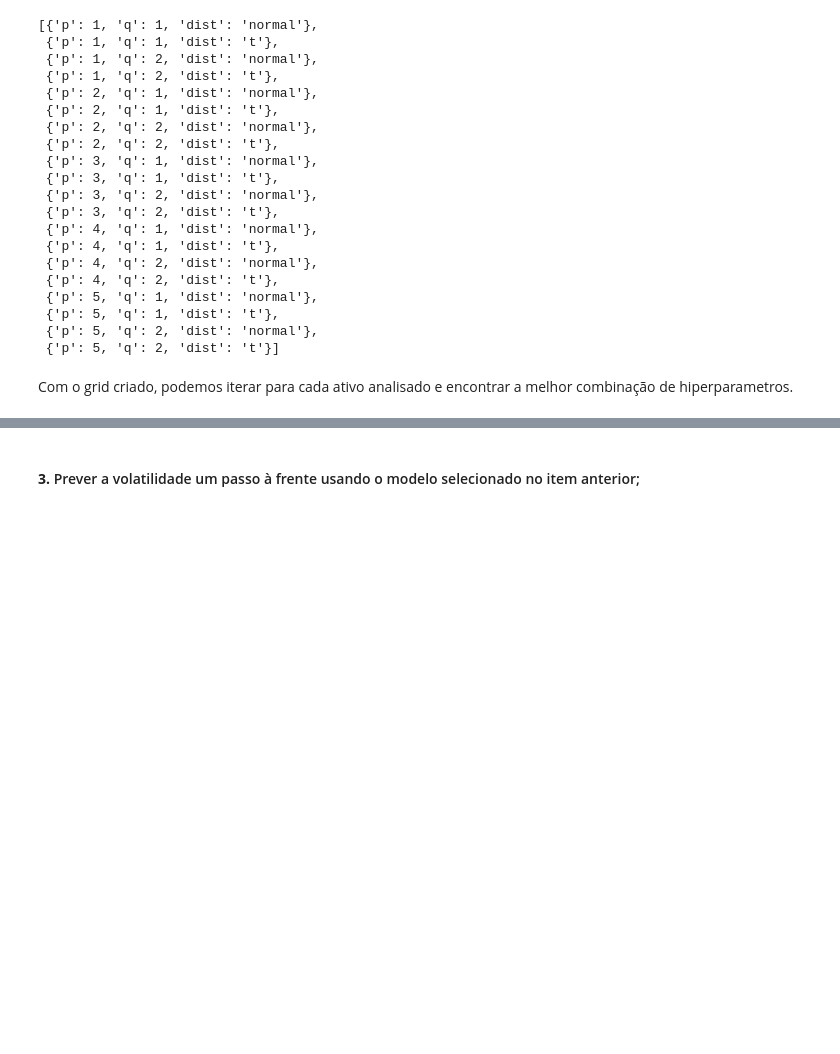
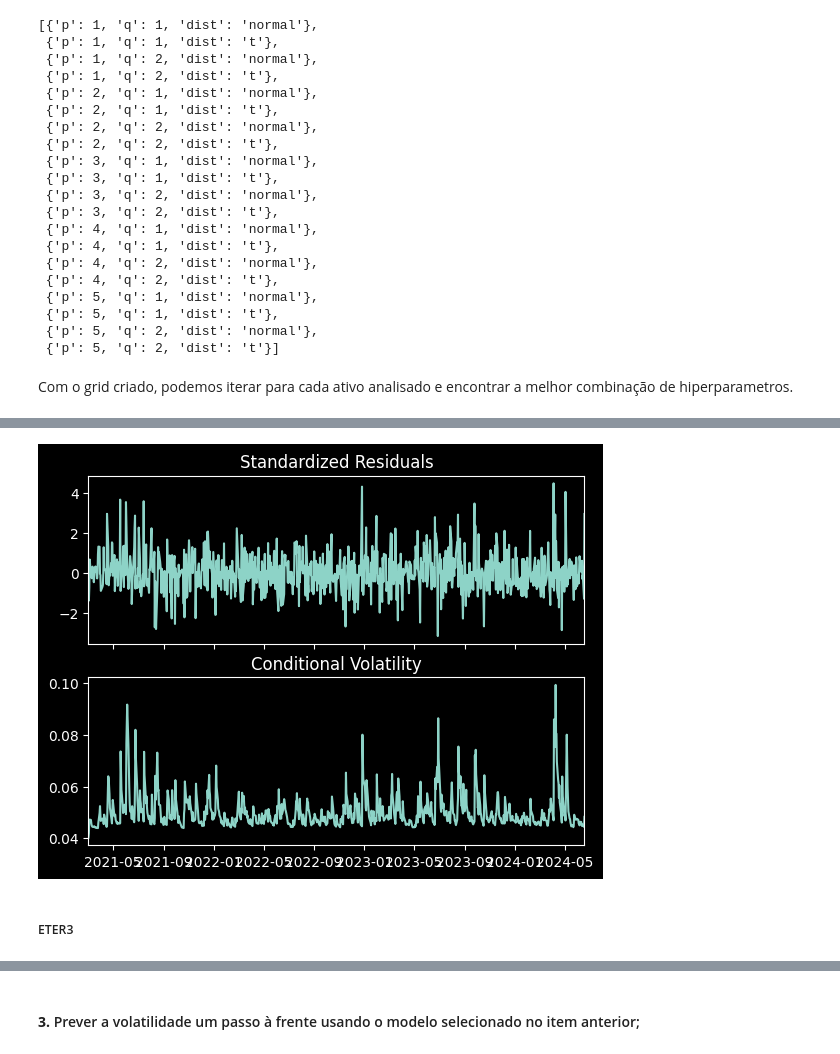
Before and after one commit to murilocechin/financial_analytics_final, a Jupyter notebook: tarefas.ipynb, the cells around one changed output, grey strips where cells are left out. Drawn from its saved outputs; the diff is of its cells as text; code cells hidden in the pictures; blank space fills up the shorter version.

Commit message:
Tarefa 3 Finalizada

```diff
--- a/tarefas.ipynb
+++ b/tarefas.ipynb
@@ -381,0 +387,11 @@ Com isso temos os melhores parametros para cada ativo.
+# %%
+# Ajustando o melhor modelo para o ativo AZEV4
+df_AZEV4 = dataframes["df_AZEV4"].copy()
+df_AZEV4 = df_AZEV4[np.isfinite(df_AZEV4["Log_Return"])]
+azev4_model = arch_model(df_AZEV4["Log_Return"], vol="GARCH", p=df_resultados_final.iloc[0,3]["p"],
+                          q=df_resultados_final.iloc[0,3]["q"],
+                            dist=df_resultados_final.iloc[0,3]["dist"], rescale=False)
+
+azev4_fit = azev4_model.fit(disp="off")
+
+azev4_fit.summary()
@@ -381,0 +420,6 @@ Com isso temos os melhores parametros para cada ativo.
+# %%
+fig = azev4_fit.plot()
+# %% [output]
+[figure, added]
+# %% [markdown]
+##### ETER3
```
Also changed, not shown: parts of 22 cells of this notebook.
